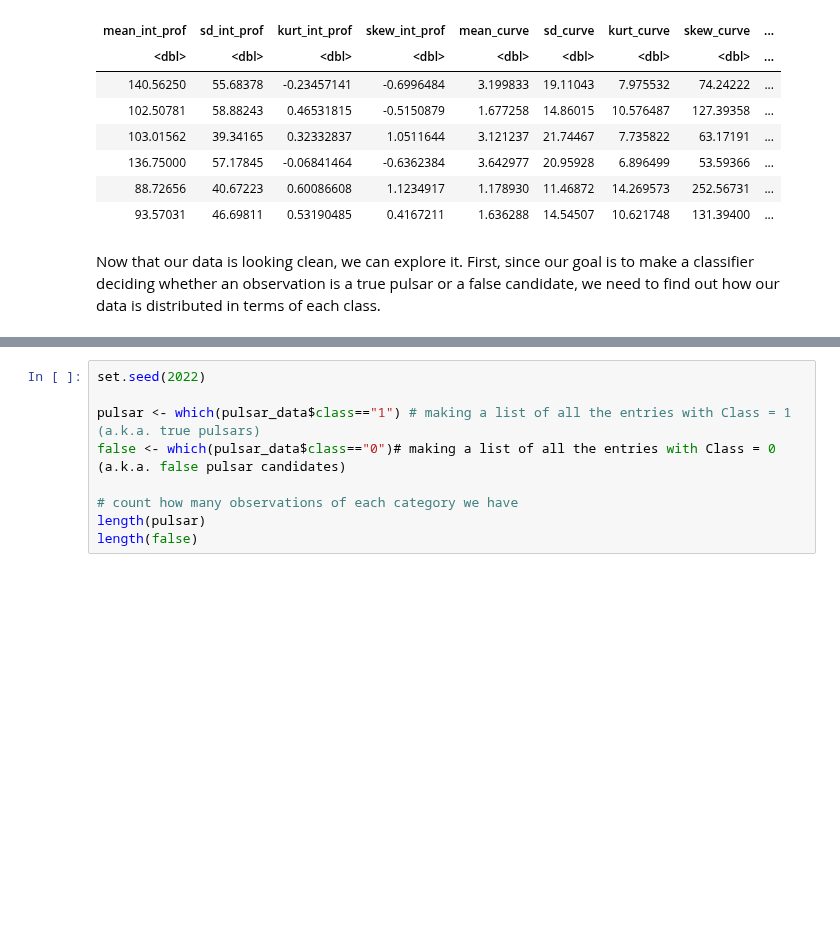
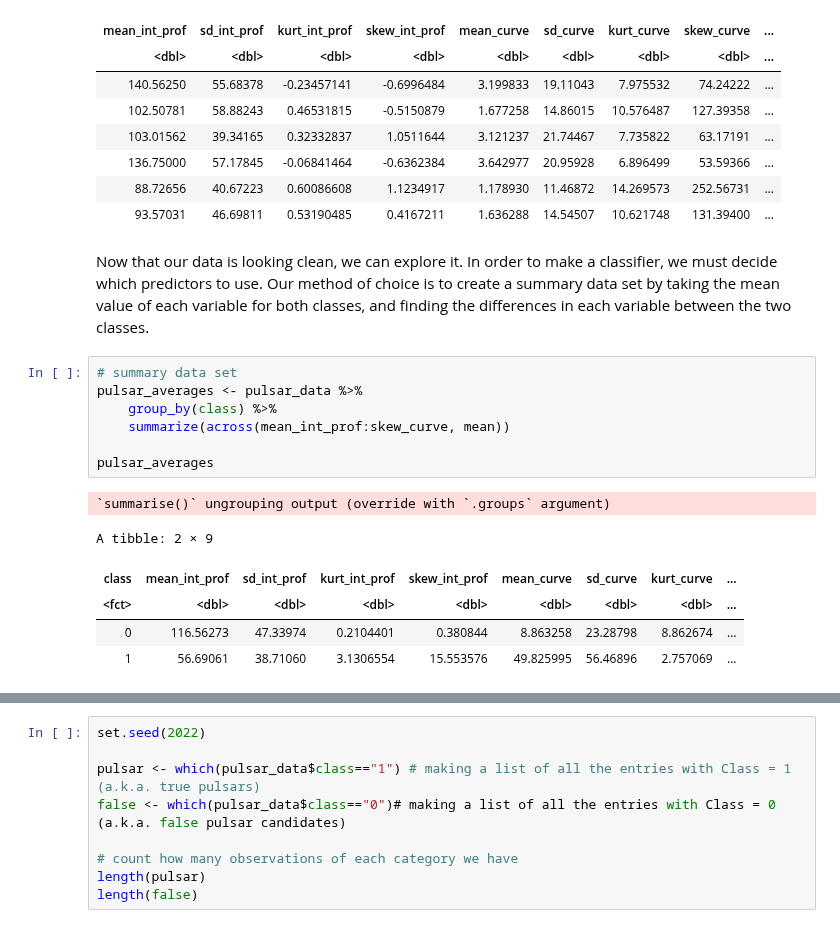
Before and after one commit to Phillipl132/dsci_100_group_24, a Jupyter notebook: Project_Report.ipynb, the cells around one changed output, grey strips where cells are left out. Drawn from its saved outputs; the diff is of its cells as text; blank space fills up the shorter version.

Commit message:
Reordered data analysis

```diff
--- a/Project_Report.ipynb
+++ b/Project_Report.ipynb
@@ -67,5 +67,19 @@ A tibble: 6 × 9
 | 136.75000 | 57.17845 | -0.06841464 | -0.6362384 | 3.642977 | 20.95928 | 6.896499 | 53.59366 | ... |
 | 88.72656 | 40.67223 | 0.60086608 | 1.1234917 | 1.178930 | 11.46872 | 14.269573 | 252.56731 | ... |
 | 93.57031 | 46.69811 | 0.53190485 | 0.4167211 | 1.636288 | 14.54507 | 10.621748 | 131.39400 | ... |
-# %% [markdown]
-Now that our data is looking clean, we can explore it. First, since our goal is to make a classifier deciding whether an observation is a true pulsar or a false candidate, we need to find out how our data is distributed in terms of each class.
+# %% [markdown]
+Now that our data is looking clean, we can explore it. In order to make a classifier, we must decide which predictors to use. Our method of choice is to create a summary data set by taking the mean value of each variable for both classes, and finding the differences in each variable between the two classes.
+# %%
+# summary data set
+pulsar_averages <- pulsar_data %>%
+    group_by(class) %>%
+    summarize(across(mean_int_prof:skew_curve, mean))
+
+pulsar_averages
+# %% [output]
+`summarise()` ungrouping output (override with `.groups` argument)
+A tibble: 2 × 9
+| class | mean_int_prof | sd_int_prof | kurt_int_prof | skew_int_prof | mean_curve | sd_curve | kurt_curve | ... |
+| <fct> | <dbl> | <dbl> | <dbl> | <dbl> | <dbl> | <dbl> | <dbl> | ... |
+| 0 | 116.56273 | 47.33974 | 0.2104401 | 0.380844 | 8.863258 | 23.28798 | 8.862674 | ... |
+| 1 | 56.69061 | 38.71060 | 3.1306554 | 15.553576 | 49.825995 | 56.46896 | 2.757069 | ... |
```
Also changed, not shown: parts of 18 cells of this notebook.
